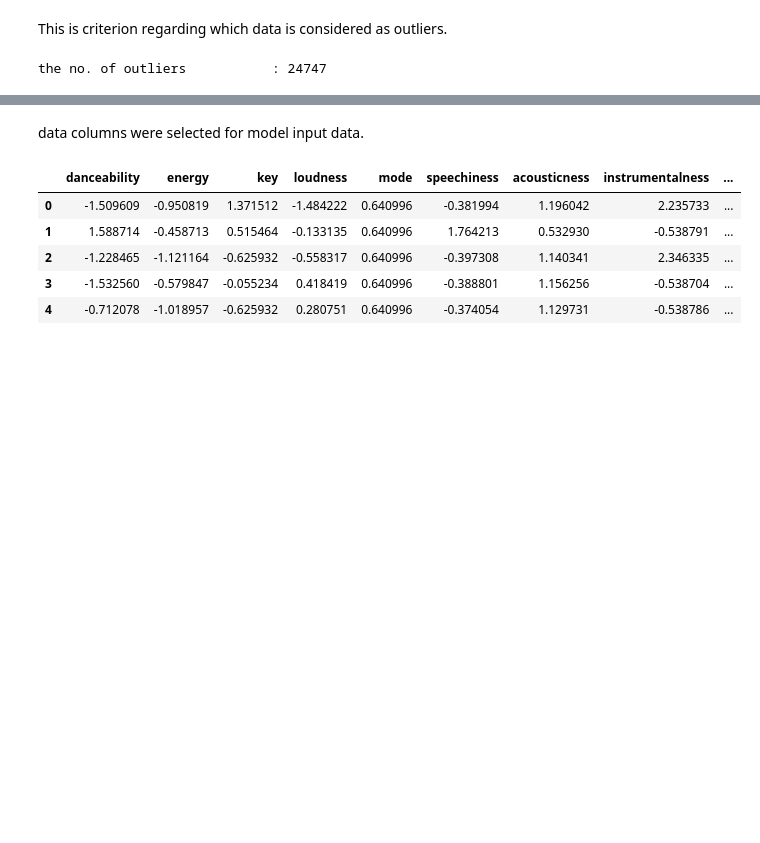
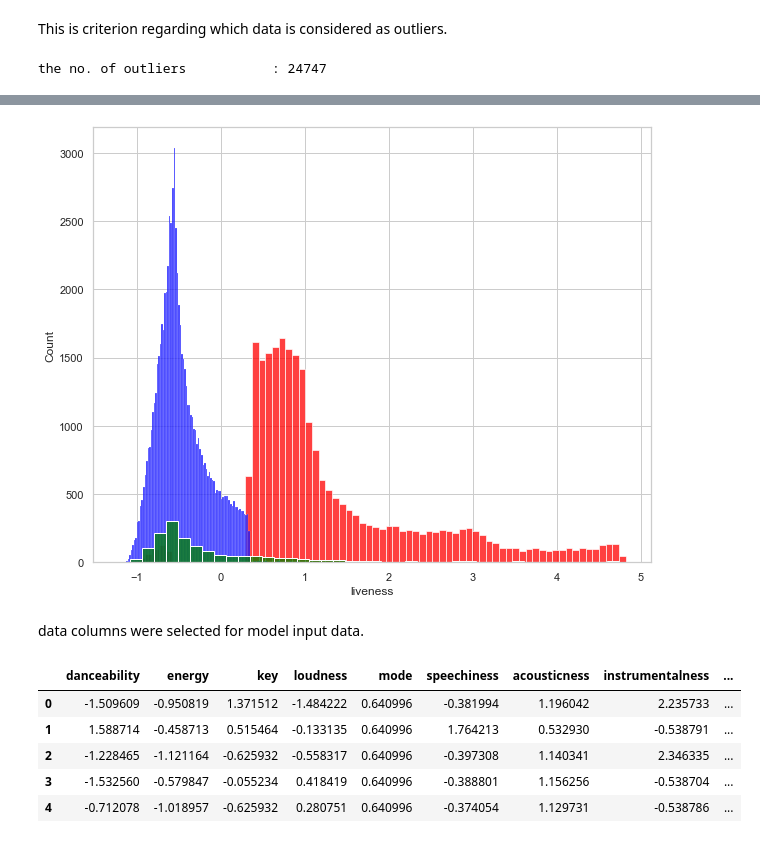
Before and after one commit to ksuchoi216/live_music_detection, a Jupyter notebook: data_preprocessing.ipynb, the cells around one changed output, grey strips where cells are left out. Saved outputs shown, nothing was run; the diff lists cells and outputs as text; code cells hidden in the pictures; blank space fills up the shorter version.

```diff
--- a/data_preprocessing.ipynb
+++ b/data_preprocessing.ipynb
@@ -215,3 +306,10 @@ KeyError: 'outlier'
+# %%
+plot(df=outlier, x='liveness', plot_type='histplot', color='red')
+plot(df=nonoutlier, x='liveness', plot_type='histplot', color='blue')
+plot(df=live, x='liveness', plot_type='histplot', color='green')
+# plot(df=nonlive, x='liveness', plot_type='histplot', color='yellow')
+# %% [output]
+[figure, added]
 # %% [markdown]
 data columns were selected for model input data.
 # %%
```
Also changed, not shown: parts of 15 cells of this notebook, 13 other files.
